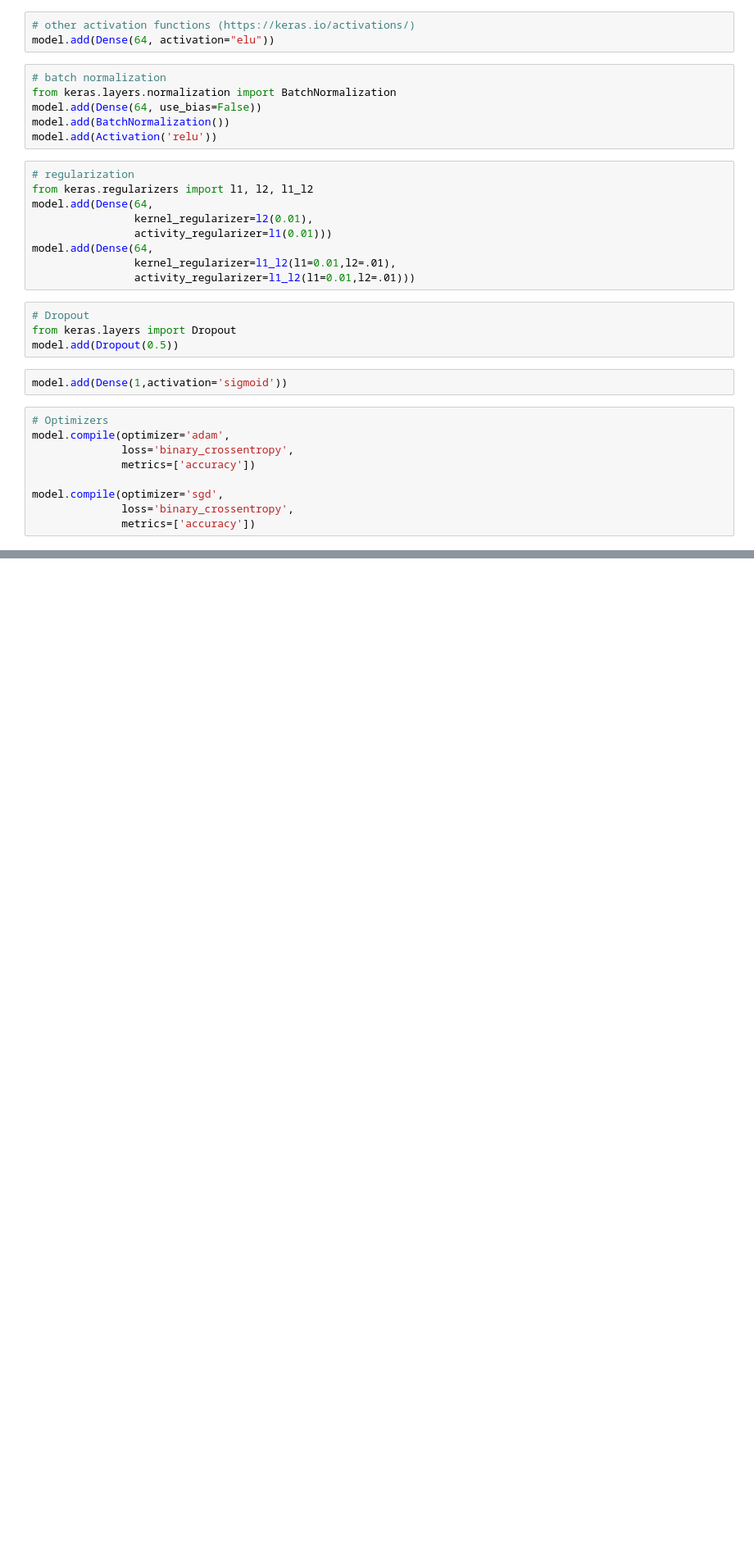
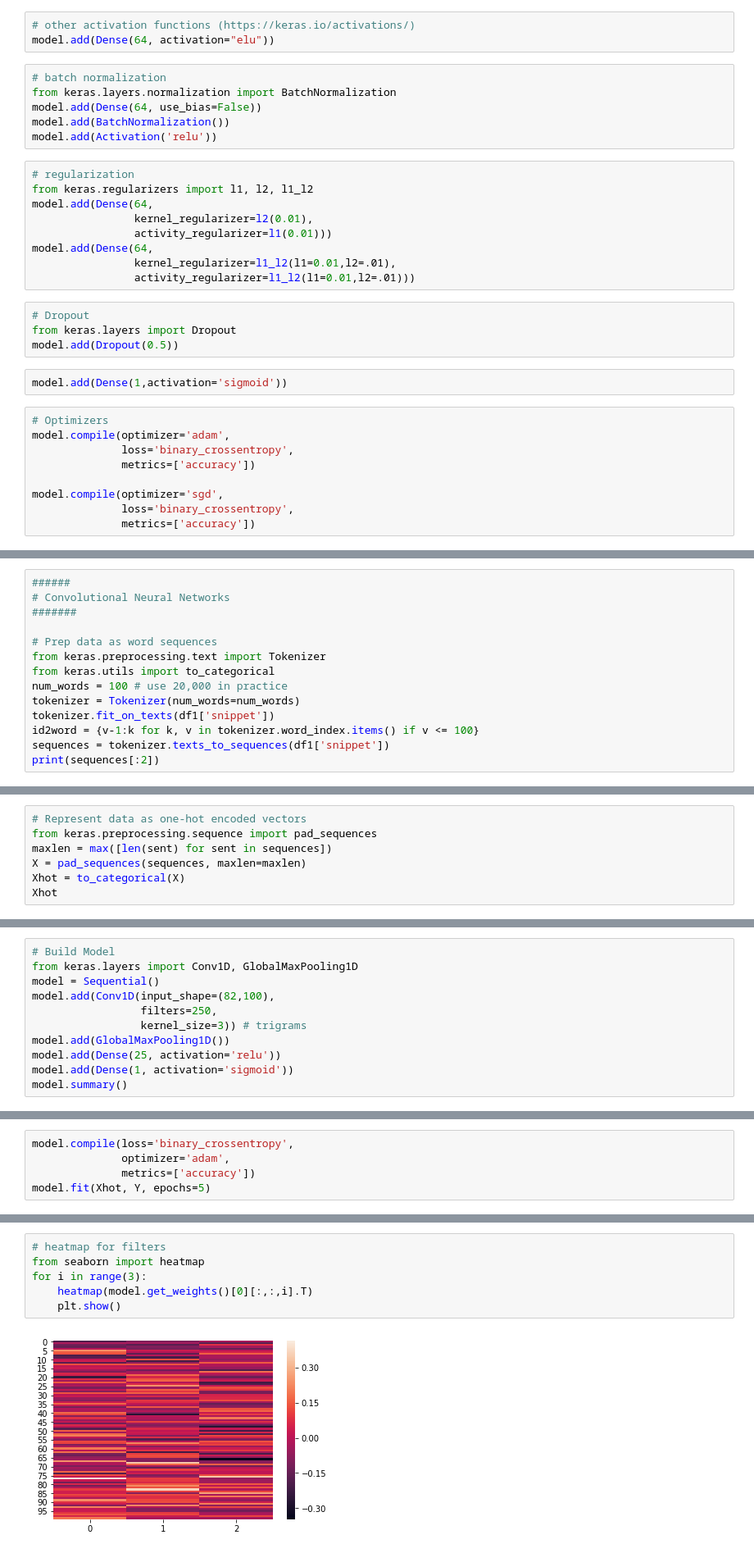
Before and after one commit to elliottash/text_ml_course_2018, a Jupyter notebook: notebooks/nb_14_neural-nets-2.ipynb, the cells around one changed output, grey strips where cells are left out. Shown at 82% size. Saved outputs shown, nothing was run; the diff lists cells and outputs as text; blank space fills up the shorter version.

Commit message:
notebook 14 	modified:   notebooks/nb_14_neural-nets-2.ipynb

```diff
--- a/notebooks/nb_14_neural-nets-2.ipynb
+++ b/notebooks/nb_14_neural-nets-2.ipynb
@@ -143,0 +146,14 @@ Epoch 1/1
+# %%
+######
+# Convolutional Neural Networks
+#######
+
+# Prep data as word sequences
+from keras.preprocessing.text import Tokenizer
+from keras.utils import to_categorical
+num_words = 100 # use 20,000 in practice
+tokenizer = Tokenizer(num_words=num_words)
+tokenizer.fit_on_texts(df1['snippet'])
+id2word = {v-1:k for k, v in tokenizer.word_index.items() if v <= 100}
+sequences = tokenizer.texts_to_sequences(df1['snippet'])
+print(sequences[:2])
@@ -143,0 +162,7 @@ Epoch 1/1
+# %%
+# Represent data as one-hot encoded vectors
+from keras.preprocessing.sequence import pad_sequences
+maxlen = max([len(sent) for sent in sequences])
+X = pad_sequences(sequences, maxlen=maxlen)
+Xhot = to_categorical(X)
+Xhot
@@ -143,0 +187,11 @@ Epoch 1/1
+# %%
+# Build Model
+from keras.layers import Conv1D, GlobalMaxPooling1D
+model = Sequential()
+model.add(Conv1D(input_shape=(82,100),
+                 filters=250,
+                 kernel_size=3)) # trigrams
+model.add(GlobalMaxPooling1D())
+model.add(Dense(25, activation='relu'))
+model.add(Dense(1, activation='sigmoid'))
+model.summary()
@@ -143,0 +214,5 @@ Epoch 1/1
+# %%
+model.compile(loss='binary_crossentropy',
+              optimizer='adam',
+              metrics=['accuracy'])
+model.fit(Xhot, Y, epochs=5)
@@ -143,0 +243,8 @@ Epoch 1/1
+# %%
+# heatmap for filters
+from seaborn import heatmap
+for i in range(3):
+    heatmap(model.get_weights()[0][:,:,i].T)
+    plt.show()
+# %% [output]
+[figure, added]
```
Also changed, not shown: parts of 15 cells of this notebook.
